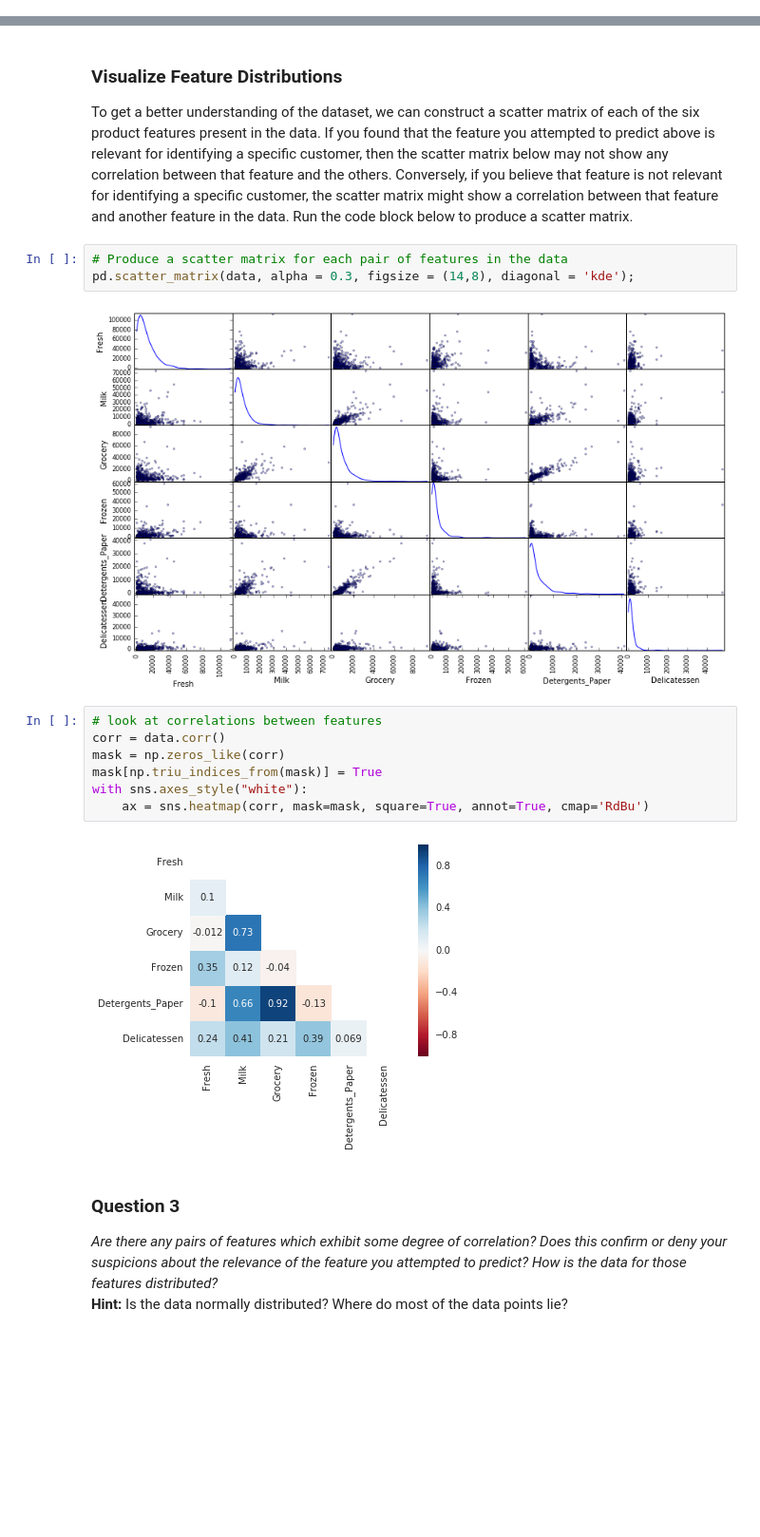
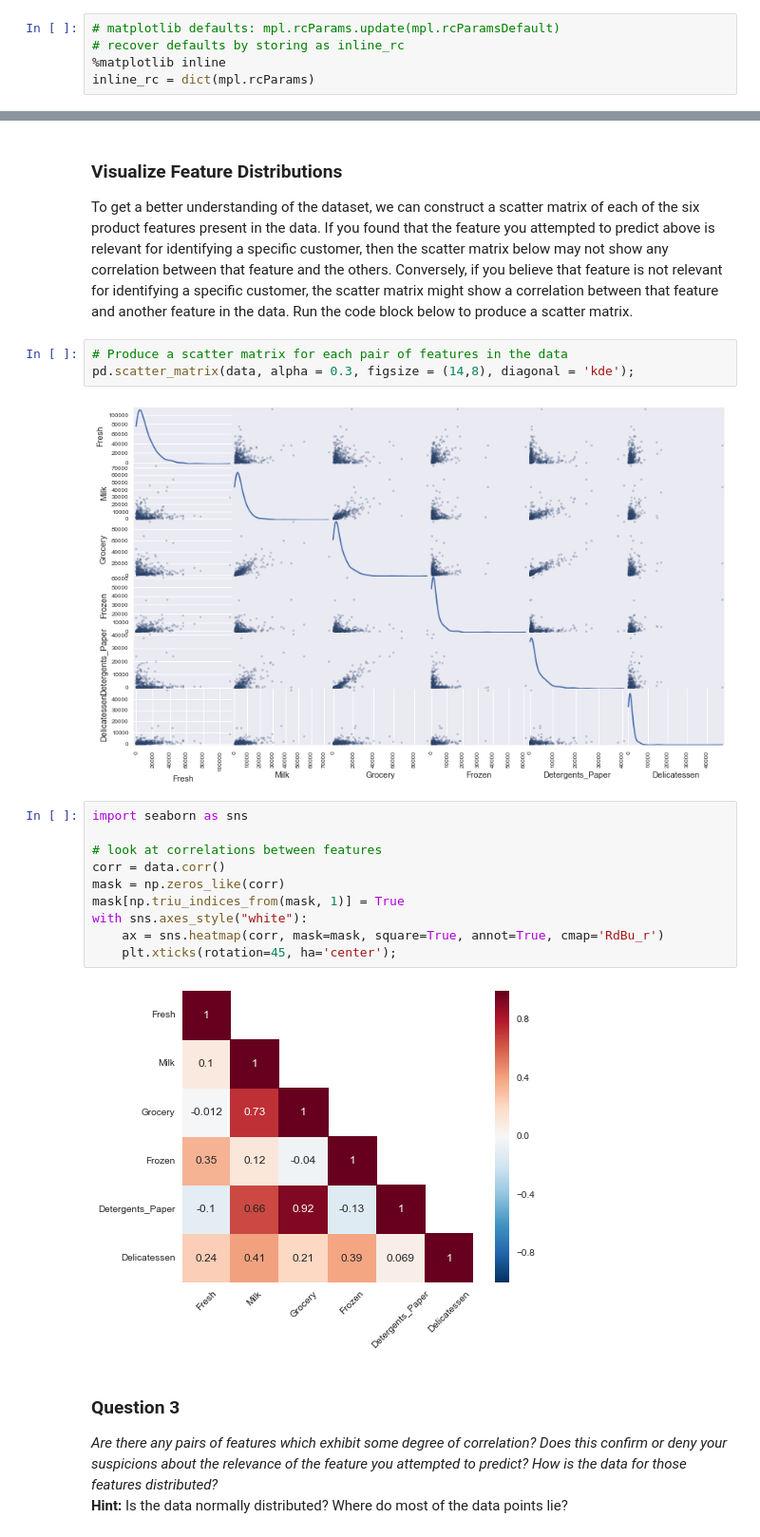
Before and after one commit to kcbighuge/p3-customer-segments, a Jupyter notebook: customer_segments_NEW.ipynb, the cells around one changed output, grey strips where cells are left out. Shown at 95% size. Saved outputs shown, nothing was run; the diff lists cells and outputs as text; blank space fills up the shorter version.

Commit message:
add correlations to scatter matrix, pca components barplot

```diff
--- a/customer_segments_NEW.ipynb
+++ b/customer_segments_NEW.ipynb
@@ -39,6 +38,11 @@ except:
     print "Dataset could not be loaded. Is the dataset missing?"
 # %% [output]
 Wholesale customers dataset has 440 samples with 7 features each.
+# %%
+# matplotlib defaults: mpl.rcParams.update(mpl.rcParamsDefault)
+# recover defaults by storing as inline_rc
+%matplotlib inline
+inline_rc = dict(mpl.rcParams)
 # %%
 # keep Channel data for later use
 all_data = data.copy()
@@ -172,16 +176,19 @@ To get a better understanding of the dataset, we can construct a scatter matrix
 # Produce a scatter matrix for each pair of features in the data
 pd.scatter_matrix(data, alpha = 0.3, figsize = (14,8), diagonal = 'kde');
 # %% [output]
-[figure, old version]
+[figure, new version]
 # %%
+import seaborn as sns
+
 # look at correlations between features
 corr = data.corr()
 mask = np.zeros_like(corr)
-mask[np.triu_indices_from(mask)] = True
+mask[np.triu_indices_from(mask, 1)] = True
 with sns.axes_style("white"):
-    ax = sns.heatmap(corr, mask=mask, square=True, annot=True, cmap='RdBu')
+    ax = sns.heatmap(corr, mask=mask, square=True, annot=True, cmap='RdBu_r')
+    plt.xticks(rotation=45, ha='center');
 # %% [output]
-[figure, old version]
+[figure, new version]
 # %% [markdown]
 ### Question 3
 *Are there any pairs of features which exhibit some degree of correlation? Does this confirm or deny your suspicions about the relevance of the feature you attempted to predict? How is the data for those features distributed?*
```
Also changed, not shown: parts of 8 cells of this notebook.
